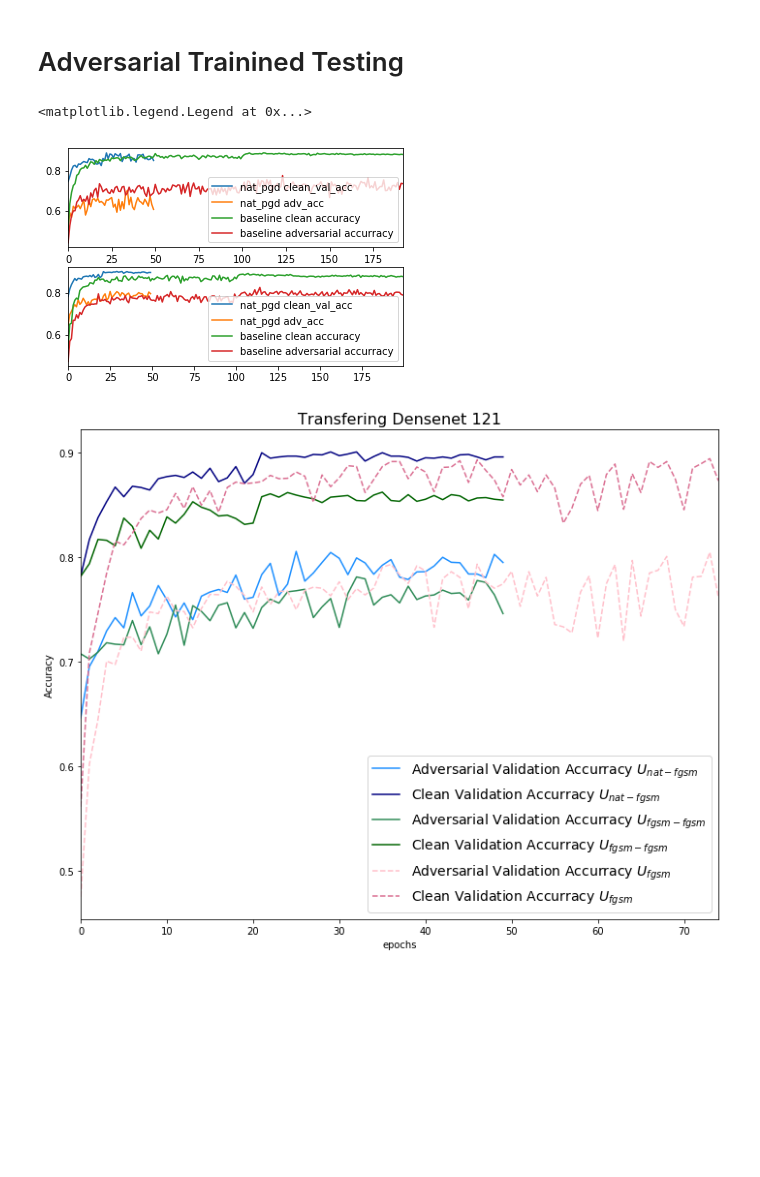
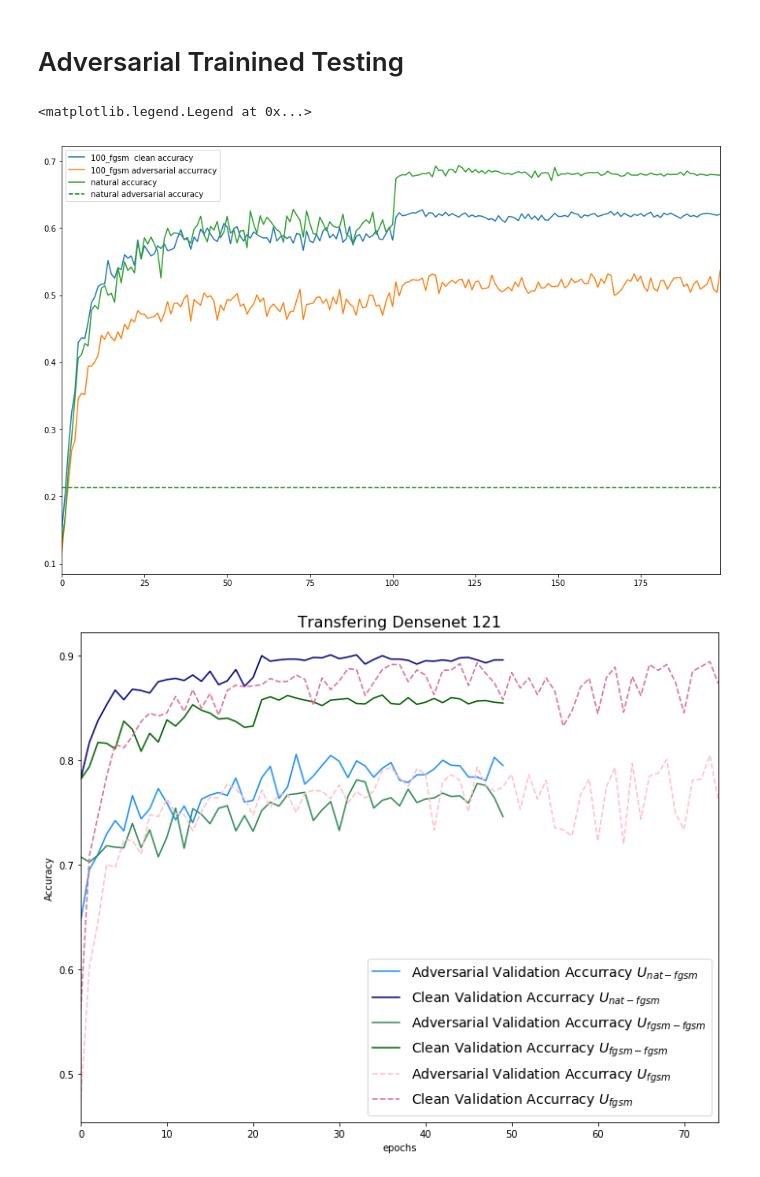
Before and after one commit to nanton96/An-Empirical-Evaluation-of-Adversarial-Robustness-under-Transfer-Learning, a Jupyter notebook: notebooks/Testing_Results_2.ipynb, the cells around one changed output. Cells and saved outputs as stored; diff of their text form; code cells hidden in the pictures; blank space fills up the shorter version.

```diff
--- a/notebooks/Testing_Results_2.ipynb
+++ b/notebooks/Testing_Results_2.ipynb
@@ -143,42 +164,42 @@ for net,dataset in nets.items():
 # %%
-net='transfer_resnet56_nat_pgd'
+# net='transfer_resnet56_pgd_pgd'
 
-baseline = 'resnet56_cifar10_pgd'
+baseline = 'resnet56_cifar100_fgsm'
 
-plt.subplot(2,1,1)
-# plt.figure(figsize=(10,8))
-clean_val_acc_summary[net].plot(label = 'nat_pgd clean_val_acc')
-adv_val_acc_summary[net].plot(label = 'nat_pgd adv_acc')
+plt.figure(figsize=(15,10))
+# plt.subplot(1,2,1)
+
+# clean_val_acc_summary[net].plot(label = 'nat_pgd clean_val_acc')
+# adv_val_acc_summary[net].plot(label = 'nat_pgd adv_acc')
 
 
-clean_val_acc_summary[baseline].plot(label = 'baseline clean accuracy')
-adv_val_acc_summary[baseline].plot(label = 'baseline adversarial accurracy')
-plt.legend()
-plt.subplot(2,1,2)
+clean_val_acc_summary[baseline].plot(label = '100_fgsm  clean accuracy')
+adv_val_acc_summary[baseline].plot(label = '100_fgsm adversarial accurracy')
 
-net='transfer_resnet56_nat_fgsm'
+# plt.subplot(1,2,2)
 
-baseline = 'resnet56_cifar10_fgsm'
+# net='transfer_resnet56_nat_fgsm'
 
-clean_val_acc_summary[net].plot(label = 'nat_pgd clean_val_acc')
-adv_val_acc_summary[net].plot(label = 'nat_pgd adv_acc')
+nat = 'resnet56_cifar100'
+
+# clean_val_acc_summary[net].plot(label = 'nat_pgd clean_val_acc')
+# adv_val_acc_summary[net].plot(label = 'nat_pgd adv_acc')
+
+validation_summary[nat][:200].plot(label = 'natural accuracy')
+# adv_val_acc_summary[baseline].plot(label = 'baseline adversarial accurracy')
 
 
-clean_val_acc_summary[baseline].plot(label = 'baseline clean accuracy')
-adv_val_acc_summary[baseline].plot(label = 'baseline adversarial accurracy')
-
-
-# adv_train_acc_summary[net].plot(label = 'adversarial train_acc')
-# clean_train_acc_summary[net].plot(label = 'clean_train_acc')
-# adv_train_acc_summary[net] = data_train['adv_train_acc']
-#     clean_train_acc_summary[net]
-
+# # adv_train_acc_summary[net].plot(label = 'adversarial train_acc')
+# # clean_train_acc_summary[net].plot(label = 'clean_train_acc')
+# # adv_train_acc_summary[net] = data_train['adv_train_acc']
+# #     clean_train_acc_summary[net]
+plt.axhline(0.213,label='natural adversarial accuracy',color='g',linestyle='--')
 
 
 plt.legend()
 # %% [output]
 <matplotlib.legend.Legend at 0x...>
-[figure, old version]
+[figure, new version]
 # %%
 baseline = 'densenet121_cifar10_fgsm'
 net='transfer_resnet56_nat_fgsm'
```
Also changed, not shown: parts of 3 cells of this notebook, 2 other files.
